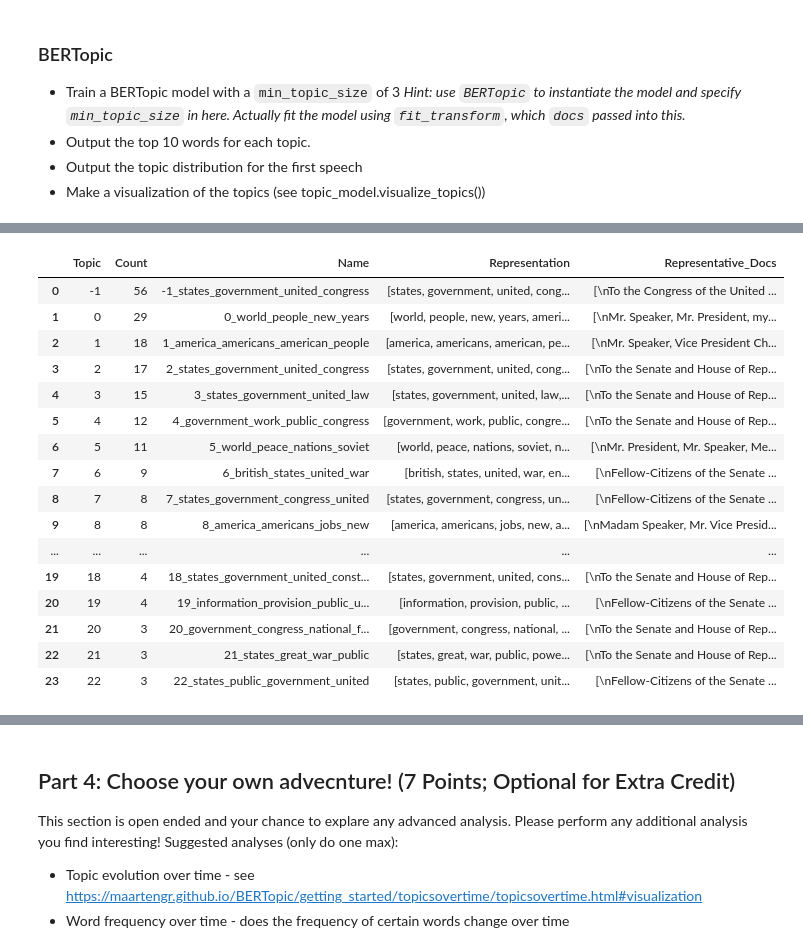
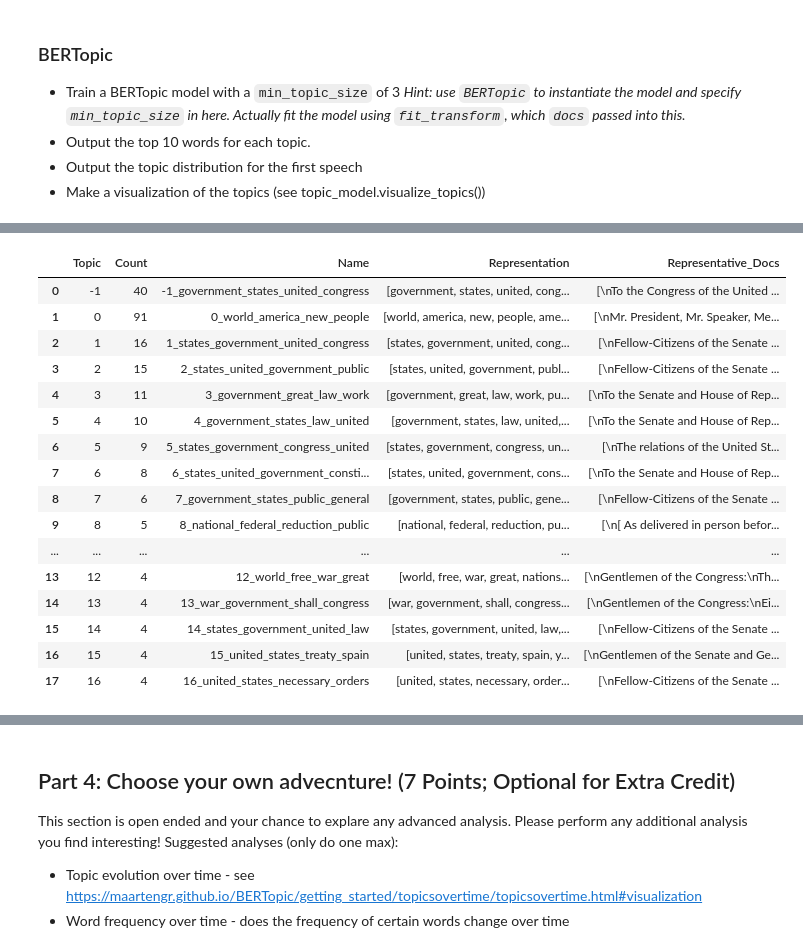
Before and after one commit to UCB-stat-159-f25/proj02-group02, a Jupyter notebook: nlp-P03.ipynb, the cells around one changed output, grey strips where cells are left out. Cells and saved outputs as stored; diff of their text form; code cells hidden in the pictures.

```diff
--- a/nlp-P03.ipynb
+++ b/nlp-P03.ipynb
@@ -491,5 +507,9 @@ topic
 docs = sou['Text'].to_list()
 # %%
 # train the model - this takes about 30 seconds
+# remove stop words from the topics (Hint: use CountVectorizer and then .update_topics on topic_model)
 
-# remove stop words from the topics (Hint: use CountVectorizer and then .update_topics on topic_model)
+topic_model = BERTopic(min_topic_size=3)
+topics, probs = topic_model.fit_transform(docs)
+vectorizer_model = CountVectorizer(stop_words="english")
+topic_model.update_topics(docs, vectorizer_model=vectorizer_model)
@@ -505,23 +516,24 @@ docs = sou['Text'].to_list()
 # %%
 # output the top 10 words for each topic - hint see get_topic_info
+topic_model.get_topic_info()
 # %% [output]
 |  | Topic | Count | Name | Representation | Representative_Docs |
-| 0 | -1 | 56 | -1_states_government_united_congress | [states, government, united, cong... | [\nTo the Congress of the United ... |
-| 1 | 0 | 29 | 0_world_people_new_years | [world, people, new, years, ameri... | [\nMr. Speaker, Mr. President, my... |
-| 2 | 1 | 18 | 1_america_americans_american_people | [america, americans, american, pe... | [\nMr. Speaker, Vice President Ch... |
-| 3 | 2 | 17 | 2_states_government_united_congress | [states, government, united, cong... | [\nTo the Senate and House of Rep... |
-| 4 | 3 | 15 | 3_states_government_united_law | [states, government, united, law,... | [\nTo the Senate and House of Rep... |
-| 5 | 4 | 12 | 4_government_work_public_congress | [government, work, public, congre... | [\nTo the Senate and House of Rep... |
-| 6 | 5 | 11 | 5_world_peace_nations_soviet | [world, peace, nations, soviet, n... | [\nMr. President, Mr. Speaker, Me... |
-| 7 | 6 | 9 | 6_british_states_united_war | [british, states, united, war, en... | [\nFellow-Citizens of the Senate ... |
-| 8 | 7 | 8 | 7_states_government_congress_united | [states, government, congress, un... | [\nFellow-Citizens of the Senate ... |
-| 9 | 8 | 8 | 8_america_americans_jobs_new | [america, americans, jobs, new, a... | [\nMadam Speaker, Mr. Vice Presid... |
+| 0 | -1 | 40 | -1_government_states_united_congress | [government, states, united, cong... | [\nTo the Congress of the United ... |
+| 1 | 0 | 91 | 0_world_america_new_people | [world, america, new, people, ame... | [\nMr. President, Mr. Speaker, Me... |
+| 2 | 1 | 16 | 1_states_government_united_congress | [states, government, united, cong... | [\nFellow-Citizens of the Senate ... |
+| 3 | 2 | 15 | 2_states_united_government_public | [states, united, government, publ... | [\nFellow-Citizens of the Senate ... |
+| 4 | 3 | 11 | 3_government_great_law_work | [government, great, law, work, pu... | [\nTo the Senate and House of Rep... |
+| 5 | 4 | 10 | 4_government_states_law_united | [government, states, law, united,... | [\nTo the Senate and House of Rep... |
+| 6 | 5 | 9 | 5_states_government_congress_united | [states, government, congress, un... | [\nThe relations of the United St... |
+| 7 | 6 | 8 | 6_states_united_government_consti... | [states, united, government, cons... | [\nTo the Senate and House of Rep... |
+| 8 | 7 | 6 | 7_government_states_public_general | [government, states, public, gene... | [\nFellow-Citizens of the Senate ... |
+| 9 | 8 | 5 | 8_national_federal_reduction_public | [national, federal, reduction, pu... | [\n[ As delivered in person befor... |
 | ... | ... | ... | ... | ... | ... |
-| 19 | 18 | 4 | 18_states_government_united_const... | [states, government, united, cons... | [\nTo the Senate and House of Rep... |
-| 20 | 19 | 4 | 19_information_provision_public_u... | [information, provision, public, ... | [\nFellow-Citizens of the Senate ... |
-| 21 | 20 | 3 | 20_government_congress_national_f... | [government, congress, national, ... | [\nTo the Senate and House of Rep... |
-| 22 | 21 | 3 | 21_states_great_war_public | [states, great, war, public, powe... | [\nTo the Senate and House of Rep... |
-| 23 | 22 | 3 | 22_states_public_government_united | [states, public, government, unit... | [\nFellow-Citizens of the Senate ... |
+| 13 | 12 | 4 | 12_world_free_war_great | [world, free, war, great, nations... | [\nGentlemen of the Congress:\nTh... |
+| 14 | 13 | 4 | 13_war_government_shall_congress | [war, government, shall, congress... | [\nGentlemen of the Congress:\nEi... |
+| 15 | 14 | 4 | 14_states_government_united_law | [states, government, united, law,... | [\nFellow-Citizens of the Senate ... |
+| 16 | 15 | 4 | 15_united_states_treaty_spain | [united, states, treaty, spain, y... | [\nGentlemen of the Senate and Ge... |
+| 17 | 16 | 4 | 16_united_states_necessary_orders | [united, states, necessary, order... | [\nFellow-Citizens of the Senate ... |
 # %%
 # output the topic distribution for the first speech
 # hint: check out approximate_distribution() and visualize_distribution()
```
Also changed, not shown: parts of 7 cells of this notebook, 2 other files.
